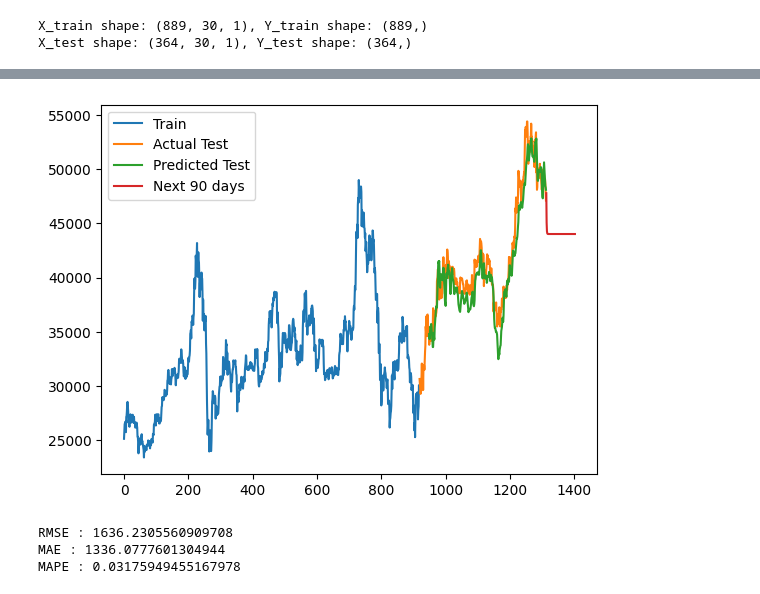
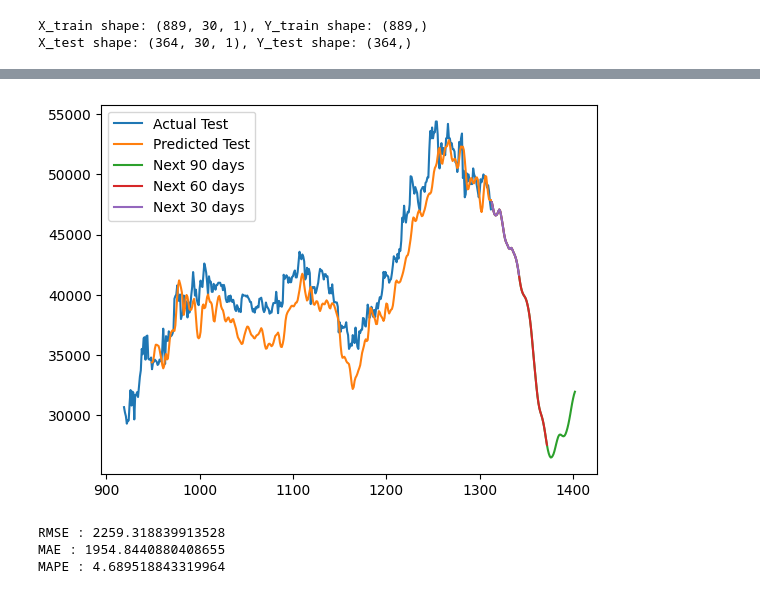
Before and after one commit to UIT21522539/IS403_O22_HTCL_09, a Jupyter notebook: Model/FCN/FCN-BID-7-3.ipynb, the cells around one changed output, grey strips where cells are left out. Drawn from its saved outputs; the diff is of its cells as text; code cells hidden in the pictures.

```diff
--- a/Model/FCN/FCN-BID-7-3.ipynb
+++ b/Model/FCN/FCN-BID-7-3.ipynb
@@ -133,7 +155,7 @@ Y_test = scaler.inverse_transform([Y_test])
 last_30_days = price_scaled[-30:]
 next_30_days = []
 for i in range(30):
-    x = last_30_days[-look_back:].reshape(1, look_back, 1)
+    x = last_30_days[-time_series:].reshape(1, time_series, 1)
     y_hat = model.predict(x)
     next_30_days.append(y_hat)
     last_30_days = np.append(last_30_days, y_hat, axis=0)
@@ -141,5 +163,5 @@ for i in range(30):
 next_30_days = np.array(next_30_days).reshape(-1, 1)
 next_30_days = scaler.inverse_transform(next_30_days)
 
-print(next_30_days)
+# print(next_30_days)
 # %% [output]
@@ -165,13 +187,13 @@ print(next_30_days)
 last_60_days = price_scaled[-60:]
 next_60_days = []
 for i in range(60):
-    x = last_60_days[-look_back:].reshape(1, look_back, 1)
+    x = last_60_days[-time_series:].reshape(1, time_series, 1)
     y_hat = model.predict(x)
     next_60_days.append(y_hat)
-    last_60_days = np.append(last_30_days, y_hat, axis=0)
+    last_60_days = np.append(last_60_days, y_hat, axis=0)
 
 next_60_days = np.array(next_60_days).reshape(-1, 1)
 next_60_days = scaler.inverse_transform(next_60_days)
 
-print(next_60_days)
+# print(next_60_days)
 # %% [output]
@@ -195,15 +217,16 @@ print(next_60_days)
 # %%
-#10. Dự báo giá trị 90 ngày trong tương lai
-last_90_days = price_scaled[-60:]
+# 14. Dự báo 90 ngày tiếp theo
+
+last_90_days = price_scaled[-90:]
 next_90_days = []
 for i in range(90):
-    x = last_90_days[-look_back:].reshape(1, look_back, 1)
+    x = last_90_days[-time_series:].reshape(1, time_series, 1)
     y_hat = model.predict(x)
     next_90_days.append(y_hat)
-    last_90_days = np.append(last_30_days, y_hat, axis=0)
+    last_90_days = np.append(last_90_days, y_hat, axis=0)
 
 next_90_days = np.array(next_90_days).reshape(-1, 1)
 next_90_days = scaler.inverse_transform(next_90_days)
 
-print(next_60_days)
+# print(next_90_days)
 # %% [output]
@@ -227,6 +250,6 @@ print(next_60_days)
 # %%
 test_predict_df = pd.DataFrame(test_predict)
-test_predict_index = range(len(train_data)+look_back, len(train_data)+look_back+len(test_predict))
+test_predict_index = range(len(train_data)+time_series, len(train_data)+time_series+len(test_predict))
 test_predict_df.index = test_predict_index
 
 next_30_days_df = pd.DataFrame(next_30_days)
@@ -243,3 +266,5 @@ next_90_days_df.index = next_90_index
 
 train_data_df = data[:train_size][['Price']]
 test_data_df = data[train_size:train_size + test_size][['Price']]
+
+# y_pred_=scaler.inverse_transform(test_predict)
@@ -266,23 +271,25 @@ plt.show()
 # %%
-#13. Vẽ đồ thị các giá trị từ train tới test và dự đoán 90 ngày sau
-plt.plot(train_data_df, label='Train')
+#11. Vẽ đồ thị các giá trị từ train tới test và dự đoán 90 ngày sau
+# plt.plot(train_data_df, label='Train')
 plt.plot(test_data_df, label='Actual Test')
 plt.plot(test_predict_df, label='Predicted Test')
 plt.plot(next_90_days_df, label='Next 90 days')
+plt.plot(next_60_days_df, label='Next 60 days')
+plt.plot(next_30_days_df, label='Next 30 days')
 plt.legend()
 plt.show()
 # %% [output]
-[figure, old version]
+[figure, new version]
 # %%
-#14. Đánh giá mô hình
+#12. Đánh giá mô hình
 test_score_rmse = np.sqrt(mean_squared_error(Y_test[0], test_predict[:, 0]))
 test_score_mae = mean_absolute_error(Y_test[0], test_predict[:, 0])
 test_score_mape = mean_absolute_percentage_error(Y_test[0], test_predict[:, 0])
 
 print('RMSE :', test_score_rmse)
 print('MAE :', test_score_mae)
-print('MAPE :', test_score_mape)
+print('MAPE :', test_score_mape*100)
 # %% [output]
-RMSE : 1636.2305560909708
-MAE : 1336.0777601304944
-MAPE : 0.03175949455167978
+RMSE : 2259.318839913528
+MAE : 1954.8440880408655
+MAPE : 4.689518843319964
```
Also changed, not shown: parts of 10 cells of this notebook, 26 other files.
